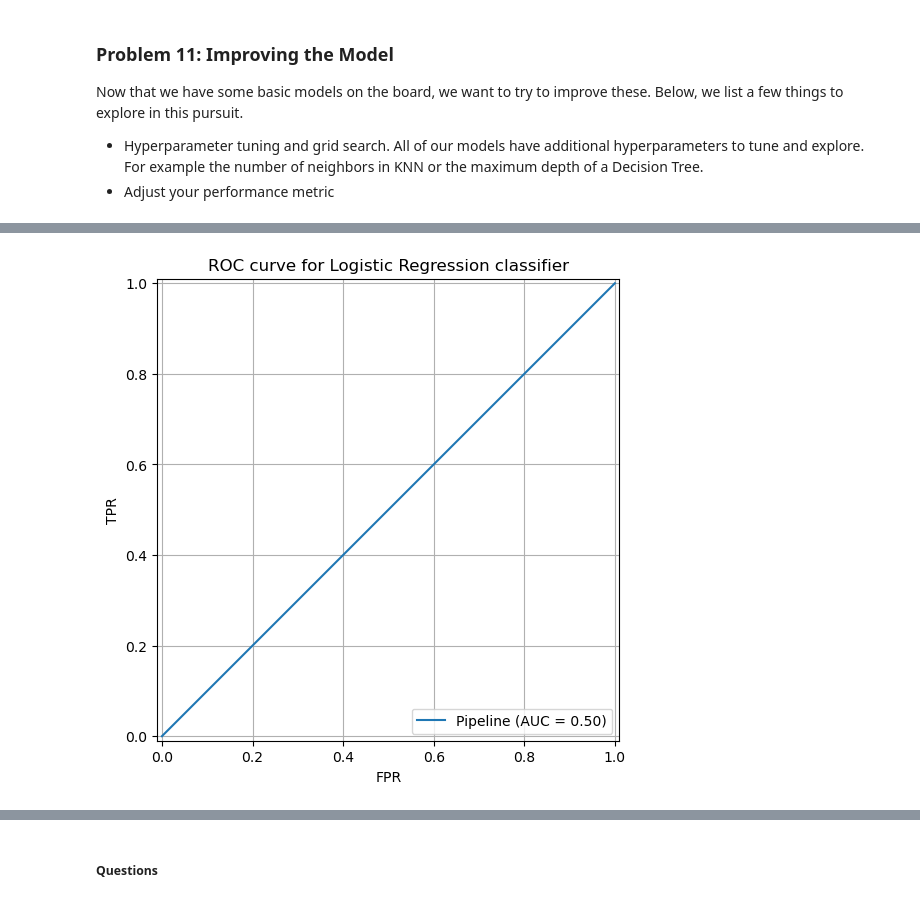
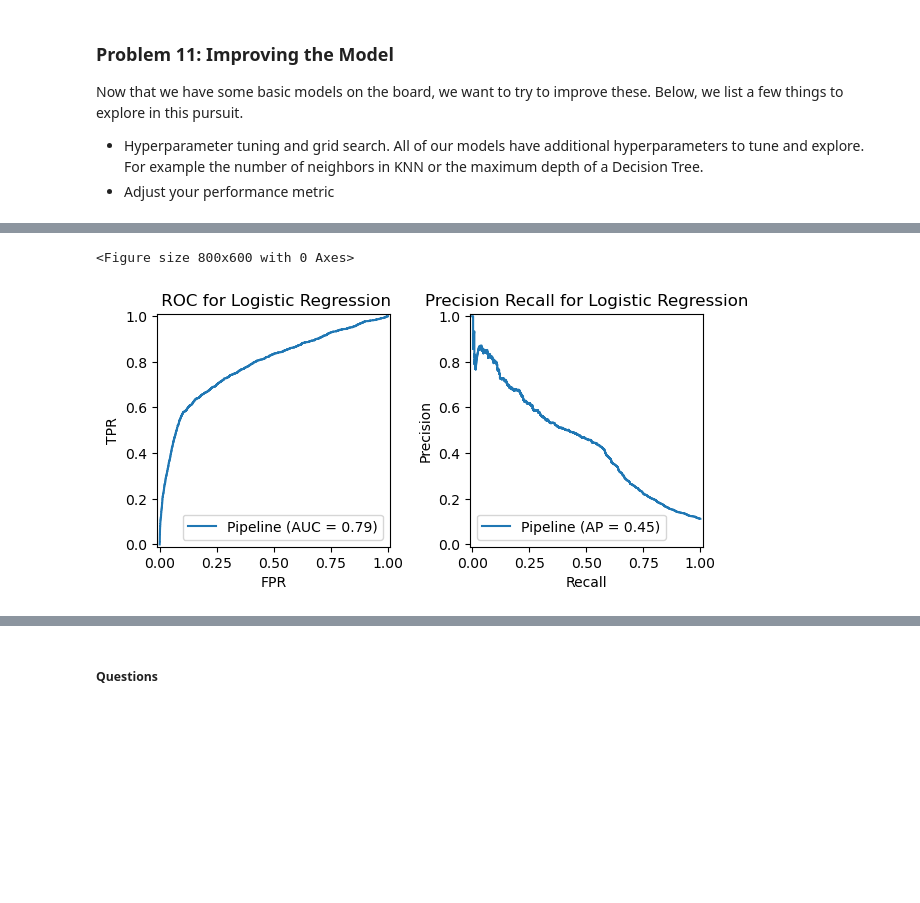
Before and after one commit to raosalapaka/ml-module17, a Jupyter notebook: assignment17_1_RS.ipynb, the cells around one changed output, grey strips where cells are left out. Cells and saved outputs as stored; diff of their text form; code cells hidden in the pictures; blank space fills up the shorter version.

Commit message:
add visualization

```diff
--- a/assignment17_1_RS.ipynb
+++ b/assignment17_1_RS.ipynb
@@ -260,7 +249,15 @@ education_order = [
 ]
 
 transformer = make_column_transformer((OneHotEncoder(drop='if_binary', sparse_output=False),
-                                       ['job', 'marital', 'default', 'housing', 'loan', 'y']),
+                                       ['job',
+                                        'marital',
+                                        'default',
+                                        'housing',
+                                        'loan',
+                                        'contact',
+                                        'month',
+                                        'day_of_week',
+                                        'y']),
                                (OrdinalEncoder(categories=[education_order]), ['education']),
                                 remainder='passthrough')
 t_data = transformer.fit_transform(df_bank_clean)
@@ -449,10 +431,27 @@ import numpy as np
+# %%
+def DisplayRocAndPrecisionRecallCurve(estimator, estimator_name):
+    plt.figure(figsize=(8,6))
+    fig, ax = plt.subplots(1, 2)
+    RocCurveDisplay.from_estimator(estimator, X_test, y_test, ax=ax[0])
+    ax[0].set_title(f' ROC for {estimator_name}')
+    ax[0].set_xlabel('FPR')
+    ax[0].set_ylabel('TPR')
+
+    PrecisionRecallDisplay.from_estimator(estimator, X_test, y_test, ax=ax[1])
+    ax[1].set_title(f'Precision Recall for {estimator_name}')
+    ax[1].set_xlabel('Recall')
+    ax[1].set_ylabel('Precision')
+
+    plt.tight_layout()
+    plt.show()
 # %%
 # grid search across 'penalty' and 'C' values for logistic regression
 lgr_params = {'lgr__penalty': ['l1', 'l2'],
-              'lgr__C': np.linspace(0.0001, 1, 10)}
+              'lgr__solver': ['liblinear'],
+              'lgr__C': [0.001, 0.01, 0.1]}
 # %%
 lgr_pipe = Pipeline([('scaler', StandardScaler()),
-                     ('lgr', LogisticRegression(random_state=42, max_iter=10_000, solver='liblinear'))])
+                     ('lgr', LogisticRegression(random_state=42, max_iter=10_000))])
 lgr_grid = GridSearchCV(lgr_pipe, param_grid=lgr_params, cv=5)
 lgr_grid_start_time = time()
 lgr_grid.fit(X_train, y_train)
@@ -482,7 +471,8 @@ def DisplayRocCurve(estimator, title):
 # %%
-DisplayRocCurve(lgr_grid.best_estimator_, 'ROC curve for Logistic Regression classifier')
+DisplayRocAndPrecisionRecallCurve(lgr_grid.best_estimator_, 'Logistic Regression')
 # %% [output]
+<Figure size 800x600 with 0 Axes>
-[figure, old version]
+[figure, new version]
 # %%
 #Decision Tree Classifier
 
```
Also changed, not shown: parts of 49 cells of this notebook.
